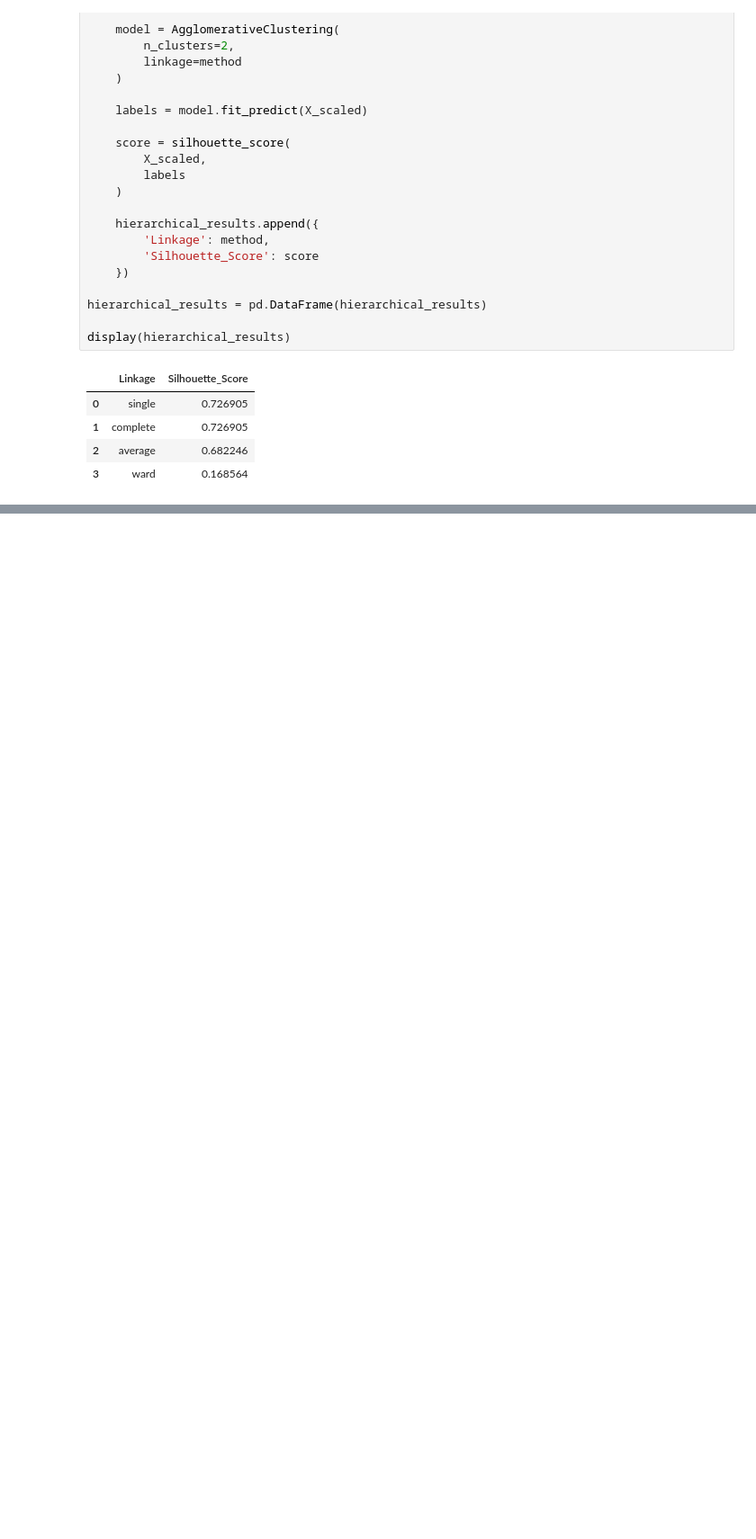
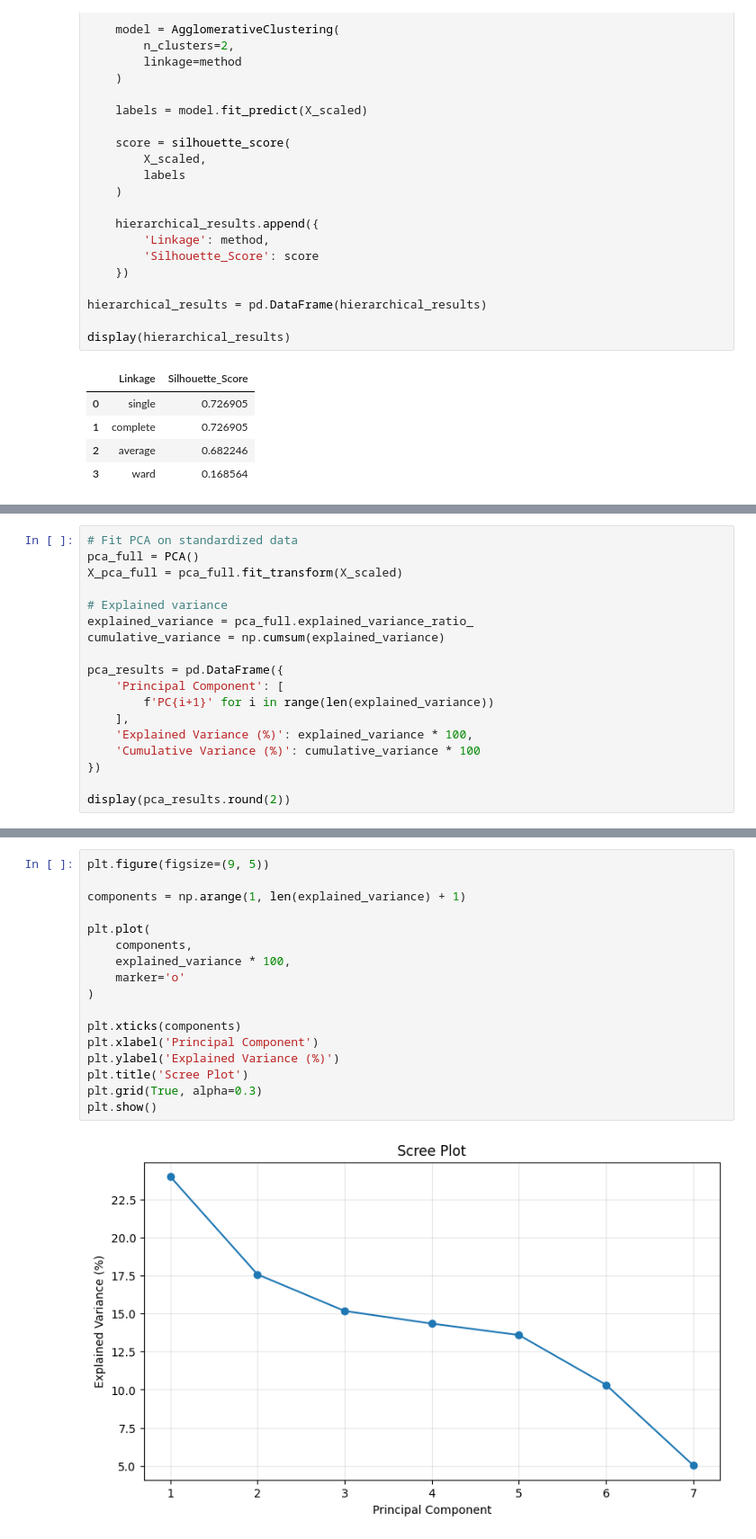
Before and after one commit to Rohith-kumar-123/R.Rohithkumar, a Jupyter notebook: EDA1.ipynb, the cells around one changed output, grey strips where cells are left out. Shown at 90% size. Saved outputs shown, nothing was run; the diff lists cells and outputs as text; blank space fills up the shorter version.

```diff
--- a/EDA1.ipynb
+++ b/EDA1.ipynb
@@ -1229,0 +1290,18 @@ display(hierarchical_results)
+# %%
+# Fit PCA on standardized data
+pca_full = PCA()
+X_pca_full = pca_full.fit_transform(X_scaled)
+
+# Explained variance
+explained_variance = pca_full.explained_variance_ratio_
+cumulative_variance = np.cumsum(explained_variance)
+
+pca_results = pd.DataFrame({
+    'Principal Component': [
+        f'PC{i+1}' for i in range(len(explained_variance))
+    ],
+    'Explained Variance (%)': explained_variance * 100,
+    'Cumulative Variance (%)': cumulative_variance * 100
+})
+
+display(pca_results.round(2))
@@ -1229,0 +1317,19 @@ display(hierarchical_results)
+# %%
+plt.figure(figsize=(9, 5))
+
+components = np.arange(1, len(explained_variance) + 1)
+
+plt.plot(
+    components,
+    explained_variance * 100,
+    marker='o'
+)
+
+plt.xticks(components)
+plt.xlabel('Principal Component')
+plt.ylabel('Explained Variance (%)')
+plt.title('Scree Plot')
+plt.grid(True, alpha=0.3)
+plt.show()
+# %% [output]
+[figure, added]
```
Also changed, not shown: parts of 9 cells of this notebook.
